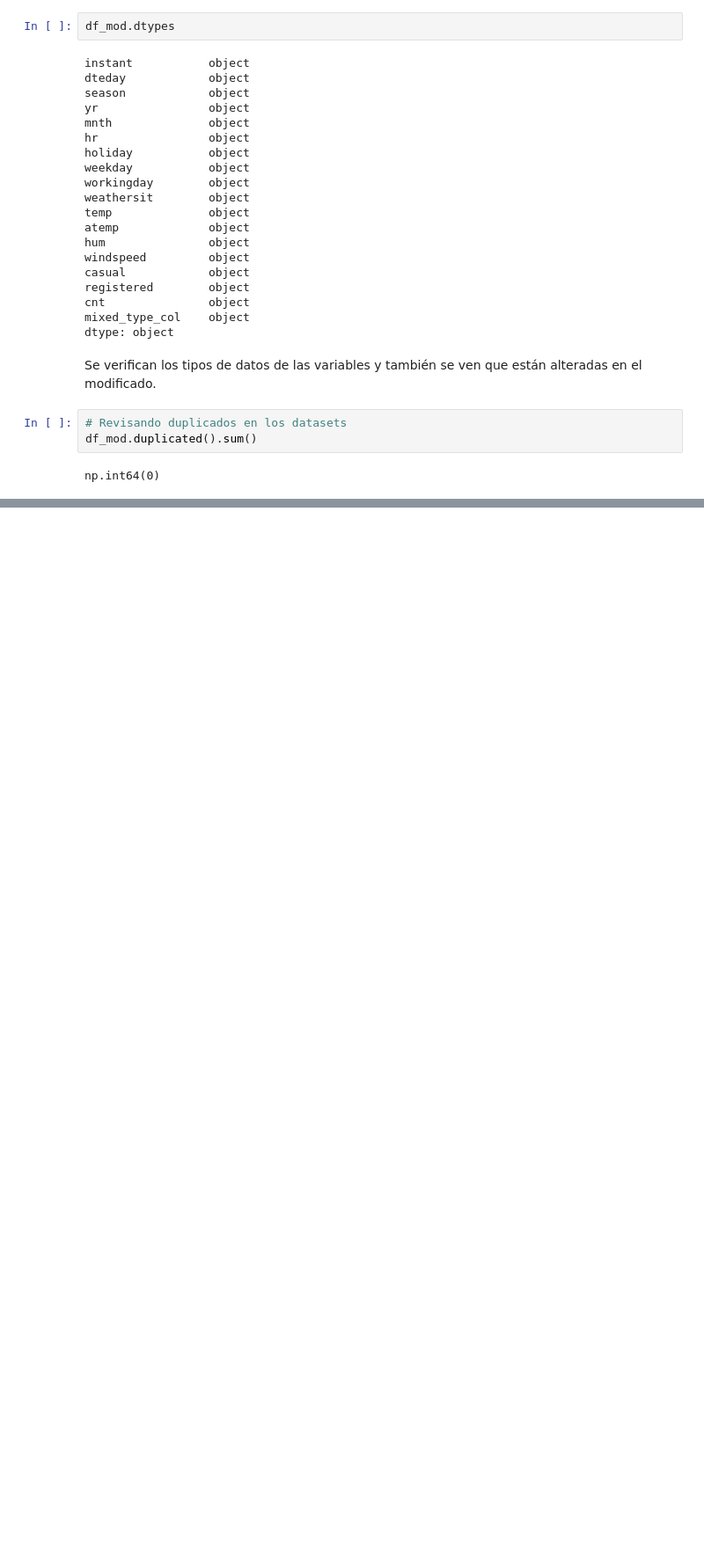
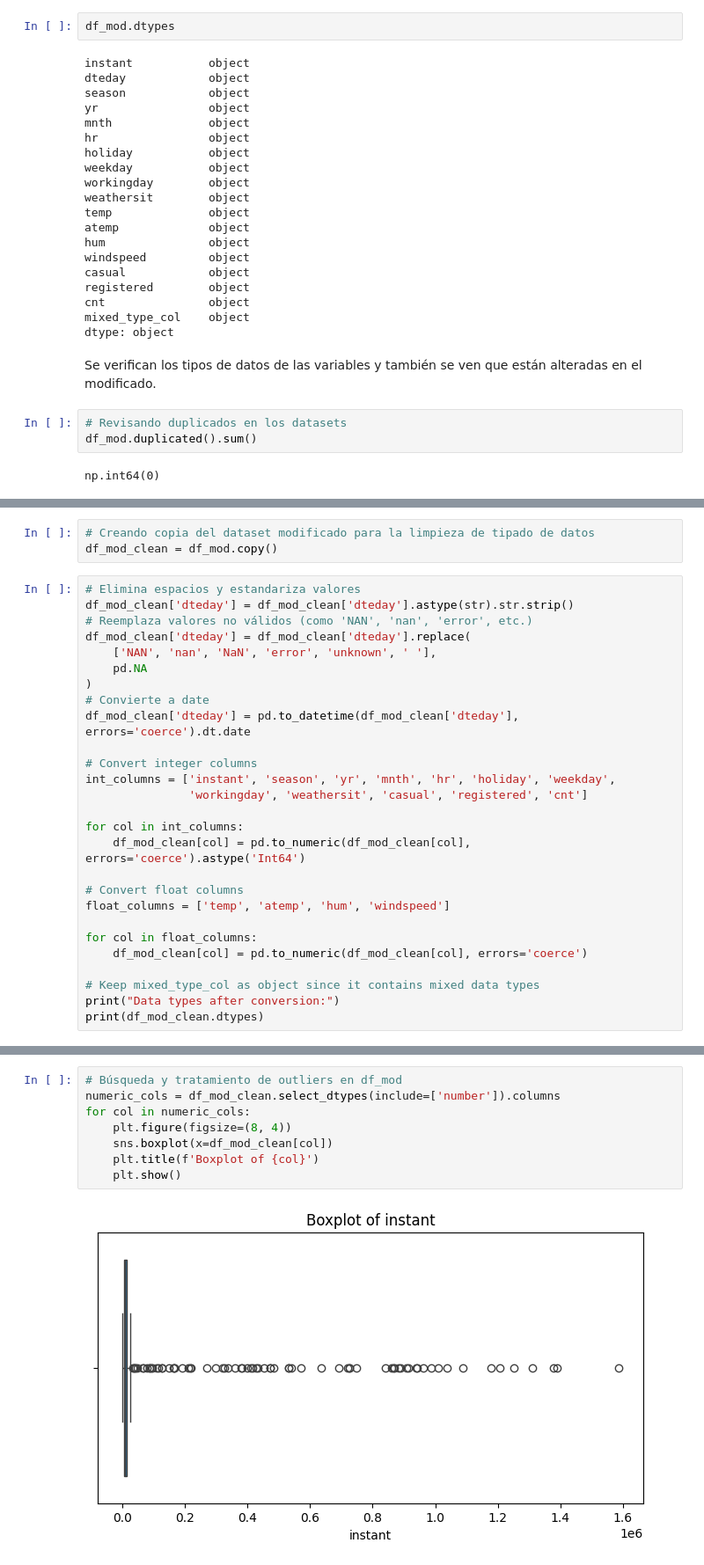
Before and after one commit to alcalderagl/bike_sharing_mlops, a Jupyter notebook: notebooks/00_eda.ipynb, the cells around one changed output, grey strips where cells are left out. Shown at 88% size. Cells and saved outputs as stored; diff of their text form; blank space fills up the shorter version.

```diff
--- a/notebooks/00_eda.ipynb
+++ b/notebooks/00_eda.ipynb
@@ -293,0 +297,30 @@ np.int64(0)
+# %%
+# Creando copia del dataset modificado para la limpieza de tipado de datos
+df_mod_clean = df_mod.copy()
+# %%
+# Elimina espacios y estandariza valores
+df_mod_clean['dteday'] = df_mod_clean['dteday'].astype(str).str.strip()
+# Reemplaza valores no válidos (como 'NAN', 'nan', 'error', etc.)
+df_mod_clean['dteday'] = df_mod_clean['dteday'].replace(
+    ['NAN', 'nan', 'NaN', 'error', 'unknown', ' '],
+    pd.NA
+)
+# Convierte a date
+df_mod_clean['dteday'] = pd.to_datetime(df_mod_clean['dteday'], errors='coerce').dt.date
+
+# Convert integer columns
+int_columns = ['instant', 'season', 'yr', 'mnth', 'hr', 'holiday', 'weekday',
+               'workingday', 'weathersit', 'casual', 'registered', 'cnt']
+
+for col in int_columns:
+    df_mod_clean[col] = pd.to_numeric(df_mod_clean[col], errors='coerce').astype('Int64')
+
+# Convert float columns
+float_columns = ['temp', 'atemp', 'hum', 'windspeed']
+
+for col in float_columns:
+    df_mod_clean[col] = pd.to_numeric(df_mod_clean[col], errors='coerce')
+
+# Keep mixed_type_col as object since it contains mixed data types
+print("Data types after conversion:")
+print(df_mod_clean.dtypes)
@@ -293,0 +403,10 @@ np.int64(0)
+# %%
+# Búsqueda y tratamiento de outliers en df_mod
+numeric_cols = df_mod_clean.select_dtypes(include=['number']).columns
+for col in numeric_cols:
+    plt.figure(figsize=(8, 4))
+    sns.boxplot(x=df_mod_clean[col])
+    plt.title(f'Boxplot of {col}')
+    plt.show()
+# %% [output]
+[figure, added]
```
Also changed, not shown: parts of 13 cells of this notebook.
